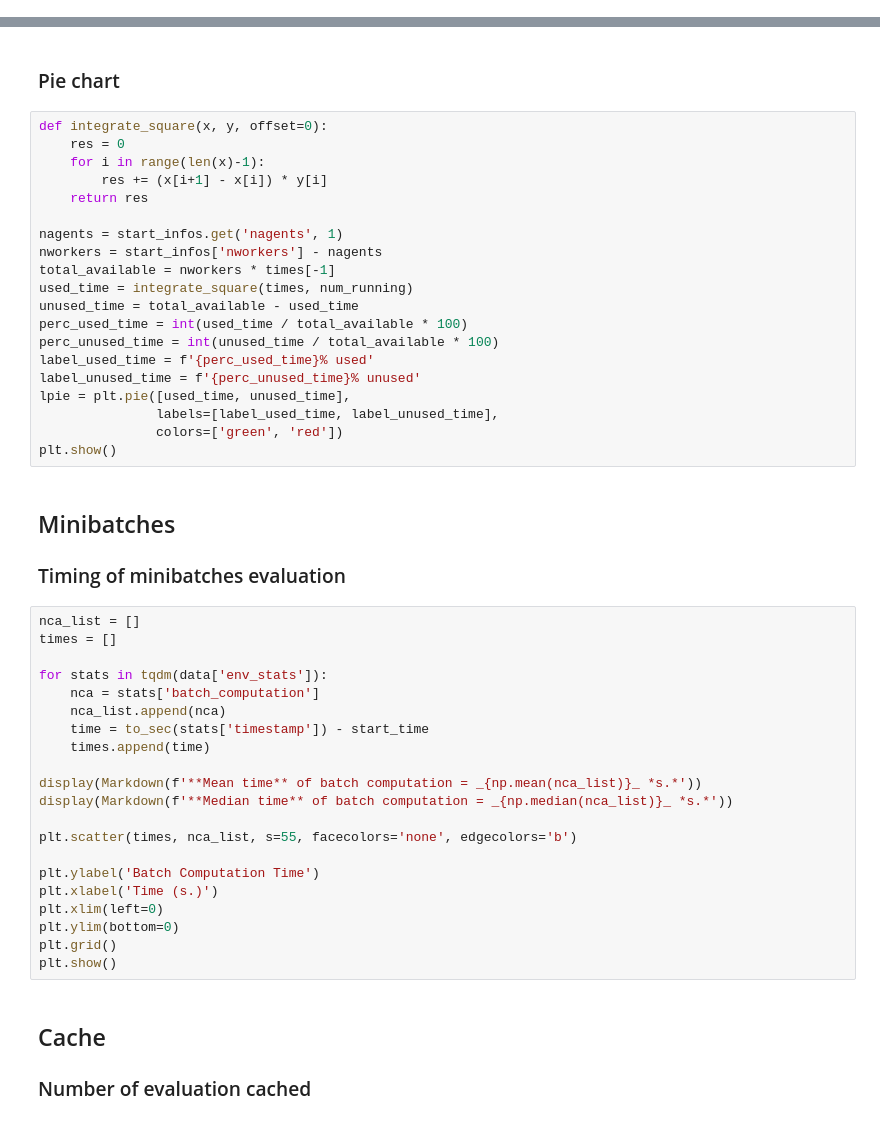
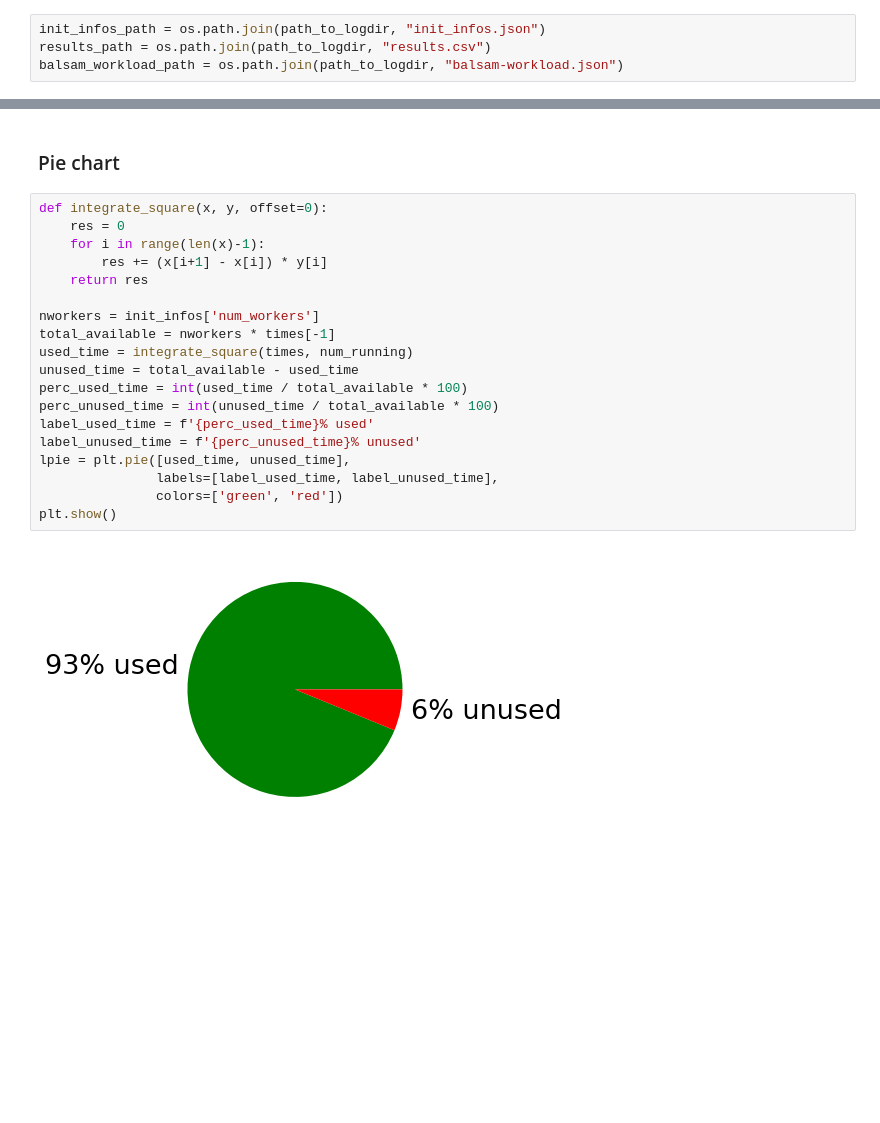
Before and after one commit to deephyper/deephyper, a Jupyter notebook: deephyper/core/plot/stub/nas-single.ipynb, the cells around one changed output, grey strips where cells are left out. Drawn from its saved outputs; the diff is of its cells as text; blank space fills up the shorter version.

```diff
--- a/deephyper/core/plot/stub/nas-single.ipynb
+++ b/deephyper/core/plot/stub/nas-single.ipynb
@@ -10 +26,5 @@ path_to_logdir = {{path_to_logdir}}
+# %%
+init_infos_path = os.path.join(path_to_logdir, "init_infos.json")
+results_path = os.path.join(path_to_logdir, "results.csv")
+balsam_workload_path = os.path.join(path_to_logdir, "balsam-workload.json")
 # %%
@@ -153,47 +169,21 @@ plt.show()
 # %%
 def integrate_square(x, y, offset=0):
     res = 0
     for i in range(len(x)-1):
         res += (x[i+1] - x[i]) * y[i]
     return res
 
-nagents = start_infos.get('nagents', 1)
-nworkers = start_infos['nworkers'] - nagents
+nworkers = init_infos['num_workers']
 total_available = nworkers * times[-1]
 used_time = integrate_square(times, num_running)
 unused_time = total_available - used_time
 perc_used_time = int(used_time / total_available * 100)
 perc_unused_time = int(unused_time / total_available * 100)
 label_used_time = f'{perc_used_time}% used'
 label_unused_time = f'{perc_unused_time}% unused'
 lpie = plt.pie([used_time, unused_time],
                labels=[label_used_time, label_unused_time],
                colors=['green', 'red'])
 plt.show()
+# %% [output]
+[figure, added]
-# %% [markdown]
-## Minibatches
-### Timing of minibatches evaluation
-# %%
-nca_list = []
-times = []
-
-for stats in tqdm(data['env_stats']):
-    nca = stats['batch_computation']
-    nca_list.append(nca)
-    time = to_sec(stats['timestamp']) - start_time
-    times.append(time)
-
-display(Markdown(f'**Mean time** of batch computation = _{np.mean(nca_list)}_ *s.*'))
-display(Markdown(f'**Median time** of batch computation = _{np.median(nca_list)}_ *s.*'))
-
-plt.scatter(times, nca_list, s=55, facecolors='none', edgecolors='b')
-
-plt.ylabel('Batch Computation Time')
-plt.xlabel('Time (s.)')
-plt.xlim(left=0)
-plt.ylim(bottom=0)
-plt.grid()
-plt.show()
-# %% [markdown]
-## Cache
-### Number of evaluation cached
```
Also changed, not shown: parts of 20 cells of this notebook, 1 other file.
